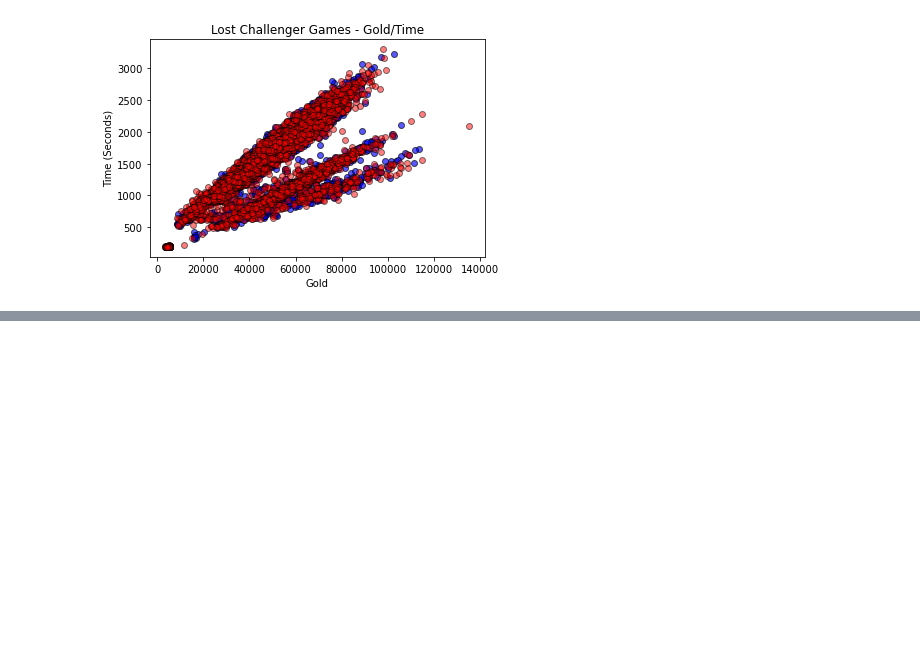
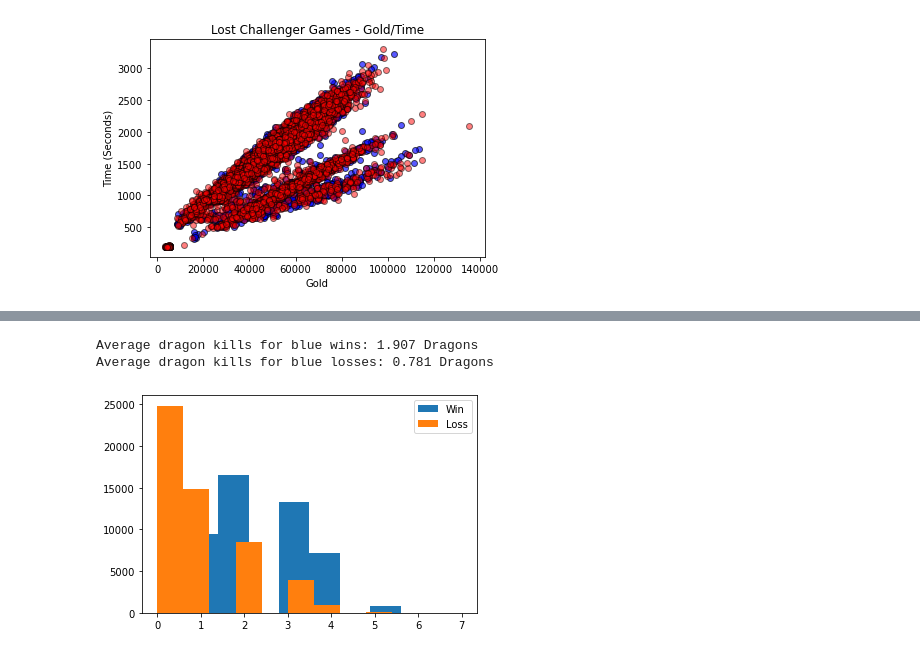
Before and after one commit to josephchancey/riot-lol-match-trends, a Jupyter notebook: Notebooks/LoL Trend Analysis.ipynb, the cells around one changed output, grey strips where cells are left out. Cells and saved outputs as stored; diff of their text form; code cells hidden in the pictures; blank space fills up the shorter version.

```diff
--- a/Notebooks/LoL Trend Analysis.ipynb
+++ b/Notebooks/LoL Trend Analysis.ipynb
@@ -509,0 +529,11 @@ Text(0.5, 1.0, 'Lost Challenger Games - Gold/Time')
+# %%
+# Report on Red Dragon Kills for Wins Against Losses - Master
+plt.hist(m_redwins_df.redDragonKills, label="Win")
+plt.hist(m_redloss_df.redDragonKills, label="Loss")
+plt.legend(loc="upper right")
+print(f"Average dragon kills for blue wins: {round(gm_bluewins_df['blueDragonKills'].mean(), 3)} Dragons")
+print(f"Average dragon kills for blue losses: {round(gm_blueloss_df['blueDragonKills'].mean(), 3)} Dragons")
+# %% [output]
+Average dragon kills for blue wins: 1.907 Dragons
+Average dragon kills for blue losses: 0.781 Dragons
+[figure, added]
```
Also changed, not shown: parts of 11 cells of this notebook.
